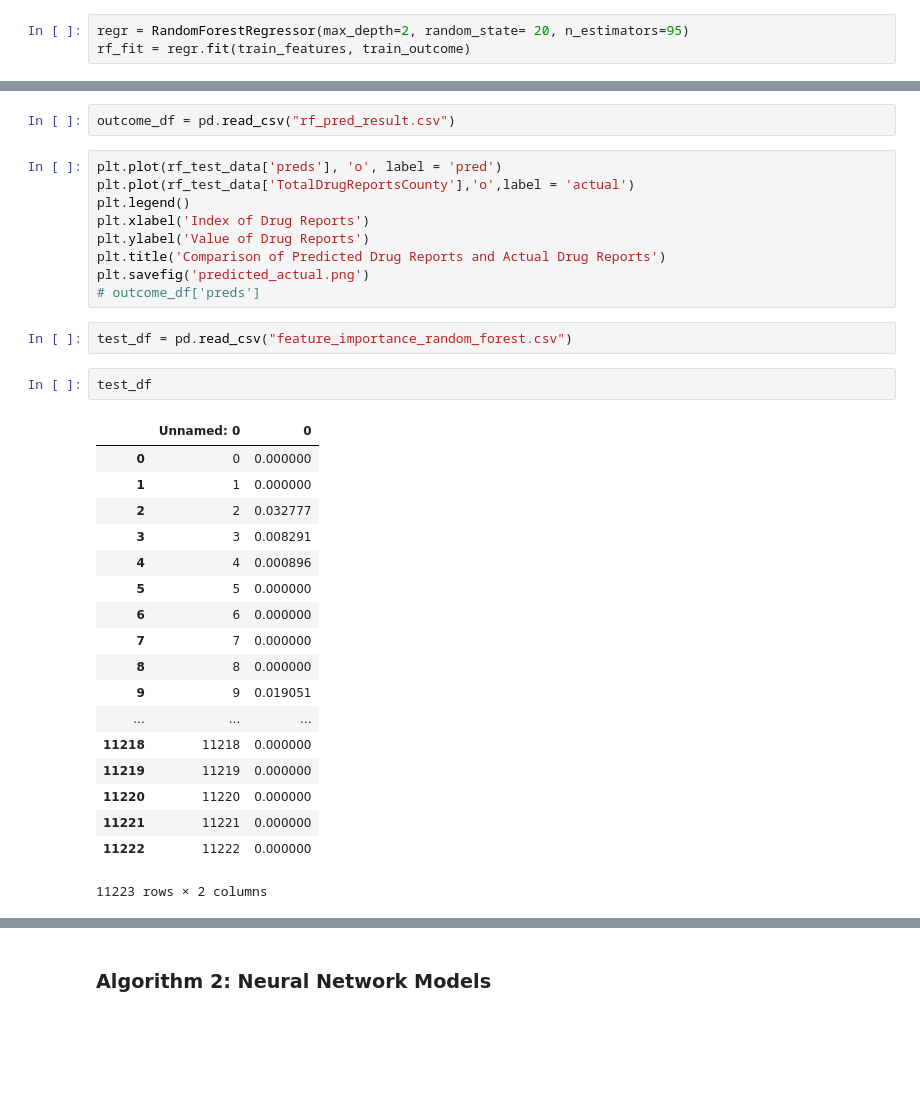
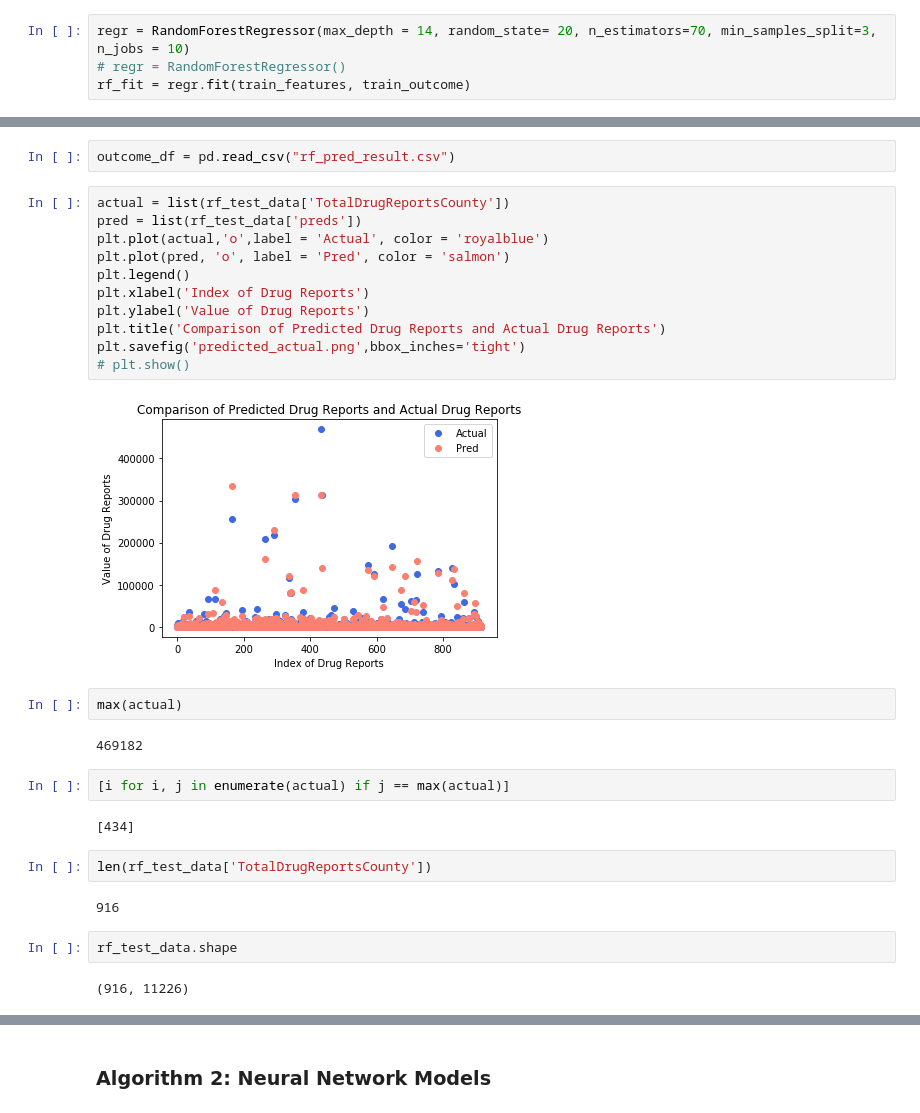
Before and after one commit to wenjuc/MCM_Opioid_Crisis, a Jupyter notebook: Part_Two_ML_Model.ipynb, the cells around one changed output, grey strips where cells are left out. Saved outputs shown, nothing was run; the diff lists cells and outputs as text; blank space fills up the shorter version.

Commit message:
update ml data

```diff
--- a/Part_Two_ML_Model.ipynb
+++ b/Part_Two_ML_Model.ipynb
@@ -124,7 +124,8 @@ rf_rand = RandomizedSearchCV(rf_pipe, param_distributions=param_dist,
 
 rf_fit = rf_rand.fit(dev_features, dev_outcome)
 # %%
-regr = RandomForestRegressor(max_depth=2, random_state= 20, n_estimators=95)
+regr = RandomForestRegressor(max_depth = 14, random_state= 20, n_estimators=70, min_samples_split=3, n_jobs = 10)
+# regr = RandomForestRegressor()
 rf_fit = regr.fit(train_features, train_outcome)
 # %% [markdown]
 get the **best param** for training data
@@ -172,34 +173,31 @@ rf_test_data.shape
 # %%
 outcome_df = pd.read_csv("rf_pred_result.csv")
 # %%
-plt.plot(rf_test_data['preds'], 'o', label = 'pred')
-plt.plot(rf_test_data['TotalDrugReportsCounty'],'o',label = 'actual')
+actual = list(rf_test_data['TotalDrugReportsCounty'])
+pred = list(rf_test_data['preds'])
+plt.plot(actual,'o',label = 'Actual', color = 'royalblue')
+plt.plot(pred, 'o', label = 'Pred', color = 'salmon')
 plt.legend()
 plt.xlabel('Index of Drug Reports')
 plt.ylabel('Value of Drug Reports')
 plt.title('Comparison of Predicted Drug Reports and Actual Drug Reports')
-plt.savefig('predicted_actual.png')
-# outcome_df['preds']
+plt.savefig('predicted_actual.png',bbox_inches='tight')
+# plt.show()
+# %% [output]
+[figure, added]
-# %%
-test_df = pd.read_csv("feature_importance_random_forest.csv")
-# %%
-test_df
-# %% [output]
-|  | Unnamed: 0 | 0 |
-| 0 | 0 | 0.000000 |
-| 1 | 1 | 0.000000 |
-| 2 | 2 | 0.032777 |
-| 3 | 3 | 0.008291 |
-| 4 | 4 | 0.000896 |
-| 5 | 5 | 0.000000 |
-| 6 | 6 | 0.000000 |
-| 7 | 7 | 0.000000 |
-| 8 | 8 | 0.000000 |
-| 9 | 9 | 0.019051 |
-| ... | ... | ... |
-| 11218 | 11218 | 0.000000 |
-| 11219 | 11219 | 0.000000 |
-| 11220 | 11220 | 0.000000 |
-| 11221 | 11221 | 0.000000 |
-| 11222 | 11222 | 0.000000 |
-11223 rows × 2 columns
+# %%
+max(actual)
+# %% [output]
+469182
+# %%
+[i for i, j in enumerate(actual) if j == max(actual)]
+# %% [output]
+[434]
+# %%
+len(rf_test_data['TotalDrugReportsCounty'])
+# %% [output]
+916
+# %%
+rf_test_data.shape
+# %% [output]
+(916, 11226)
```
Also changed, not shown: parts of 16 cells of this notebook, 6 other files.
